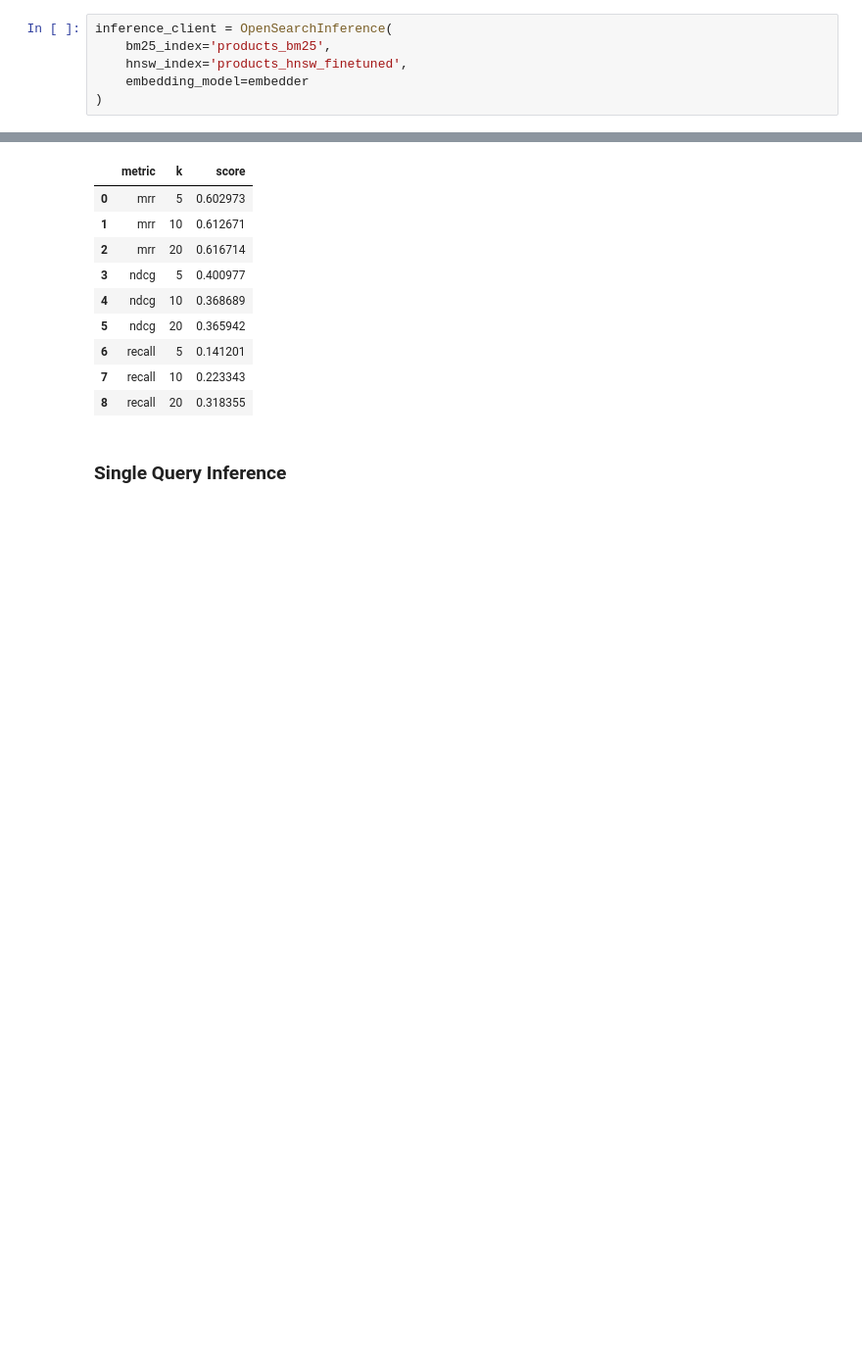
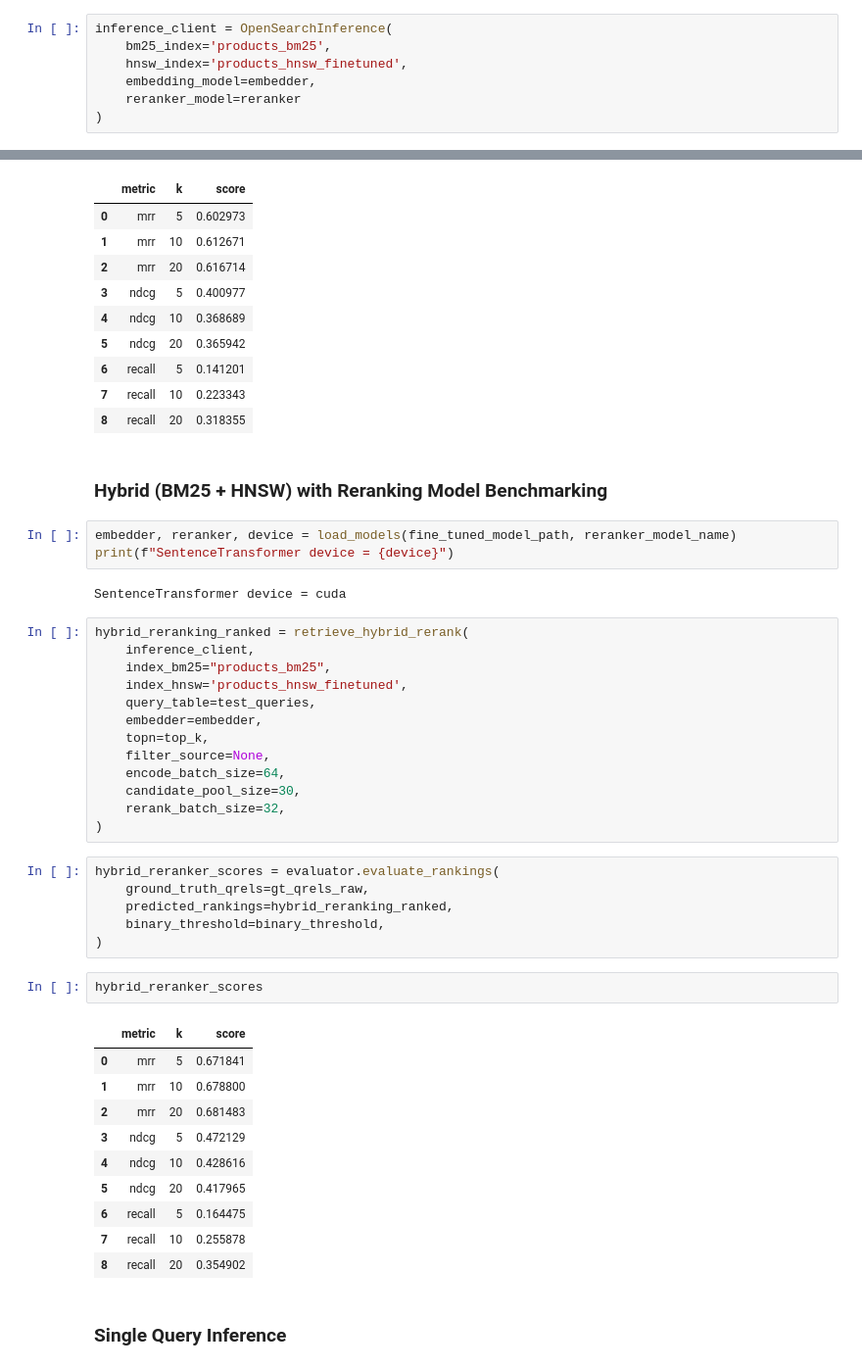
Before and after one commit to RahulNenavath/Product-Search-Engine, a Jupyter notebook: Notebooks/Benchmarking.ipynb, the cells around one changed output, grey strips where cells are left out. Shown: that part at 98% size. Cells and saved outputs as stored; diff of their text form; blank space fills up the shorter version.

Commit message:
added & benchmarked hybrid + reranker with bge-reranker model

```diff
--- a/Notebooks/Benchmarking.ipynb
+++ b/Notebooks/Benchmarking.ipynb
@@ -59,7 +65,8 @@ SentenceTransformer device = cuda
 inference_client = OpenSearchInference(
     bm25_index='products_bm25',
     hnsw_index='products_hnsw_finetuned',
-    embedding_model=embedder
+    embedding_model=embedder,
+    reranker_model=reranker
 )
 # %%
 # load datasets
@@ -208,6 +215,45 @@ hybrid_rrf_scores
 | 6 | recall | 5 | 0.141201 |
 | 7 | recall | 10 | 0.223343 |
 | 8 | recall | 20 | 0.318355 |
+# %% [markdown]
+### Hybrid (BM25 + HNSW) with Reranking Model Benchmarking
+# %%
+embedder, reranker, device = load_models(fine_tuned_model_path, reranker_model_name)
+print(f"SentenceTransformer device = {device}")
+# %% [output]
+SentenceTransformer device = cuda
+# %%
+hybrid_reranking_ranked = retrieve_hybrid_rerank(
+    inference_client,
+    index_bm25="products_bm25",
+    index_hnsw='products_hnsw_finetuned',
+    query_table=test_queries,
+    embedder=embedder,
+    topn=top_k,
+    filter_source=None,
+    encode_batch_size=64,
+    candidate_pool_size=30,
+    rerank_batch_size=32,
+)
+# %%
+hybrid_reranker_scores = evaluator.evaluate_rankings(
+    ground_truth_qrels=gt_qrels_raw,
+    predicted_rankings=hybrid_reranking_ranked,
+    binary_threshold=binary_threshold,
+)
+# %%
+hybrid_reranker_scores
+# %% [output]
+|  | metric | k | score |
+| 0 | mrr | 5 | 0.671841 |
+| 1 | mrr | 10 | 0.678800 |
+| 2 | mrr | 20 | 0.681483 |
+| 3 | ndcg | 5 | 0.472129 |
+| 4 | ndcg | 10 | 0.428616 |
+| 5 | ndcg | 20 | 0.417965 |
+| 6 | recall | 5 | 0.164475 |
+| 7 | recall | 10 | 0.255878 |
+| 8 | recall | 20 | 0.354902 |
 # %% [markdown]
 ### Single Query Inference
 # %%
```
Also changed, not shown: parts of 8 cells of this notebook, 2 other files.
